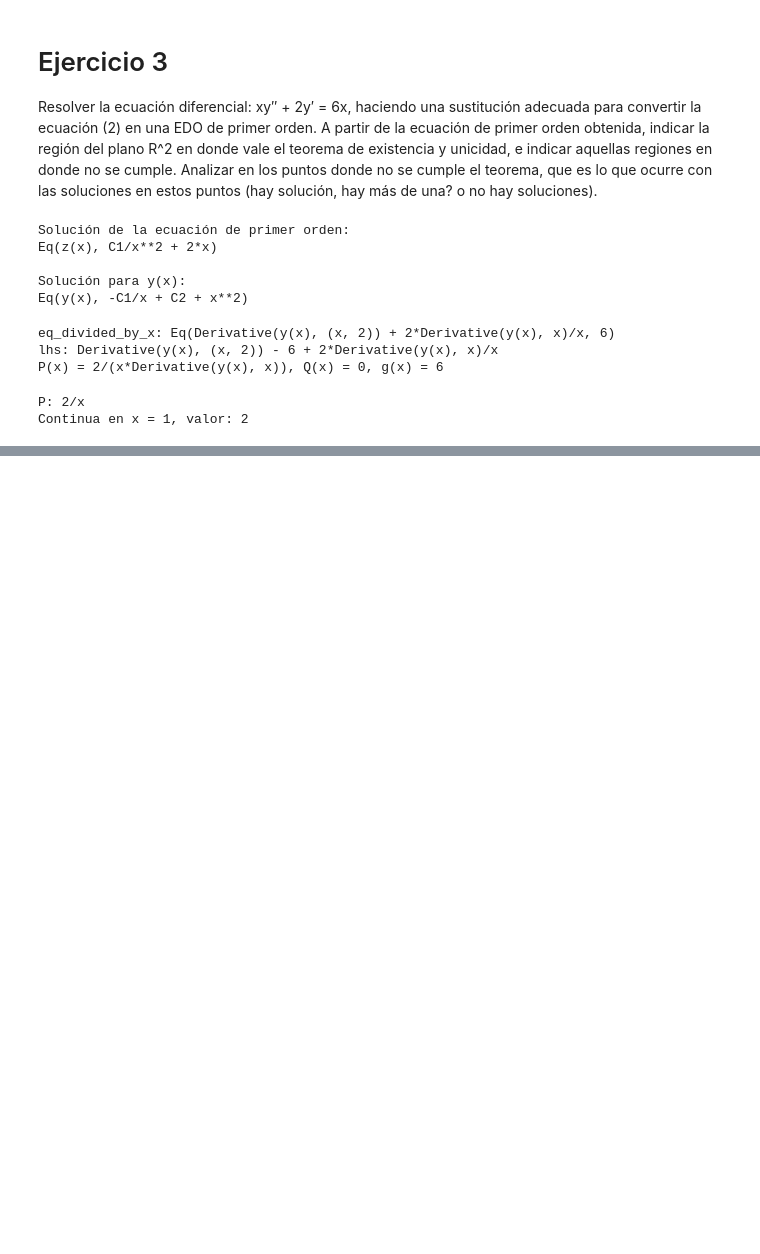
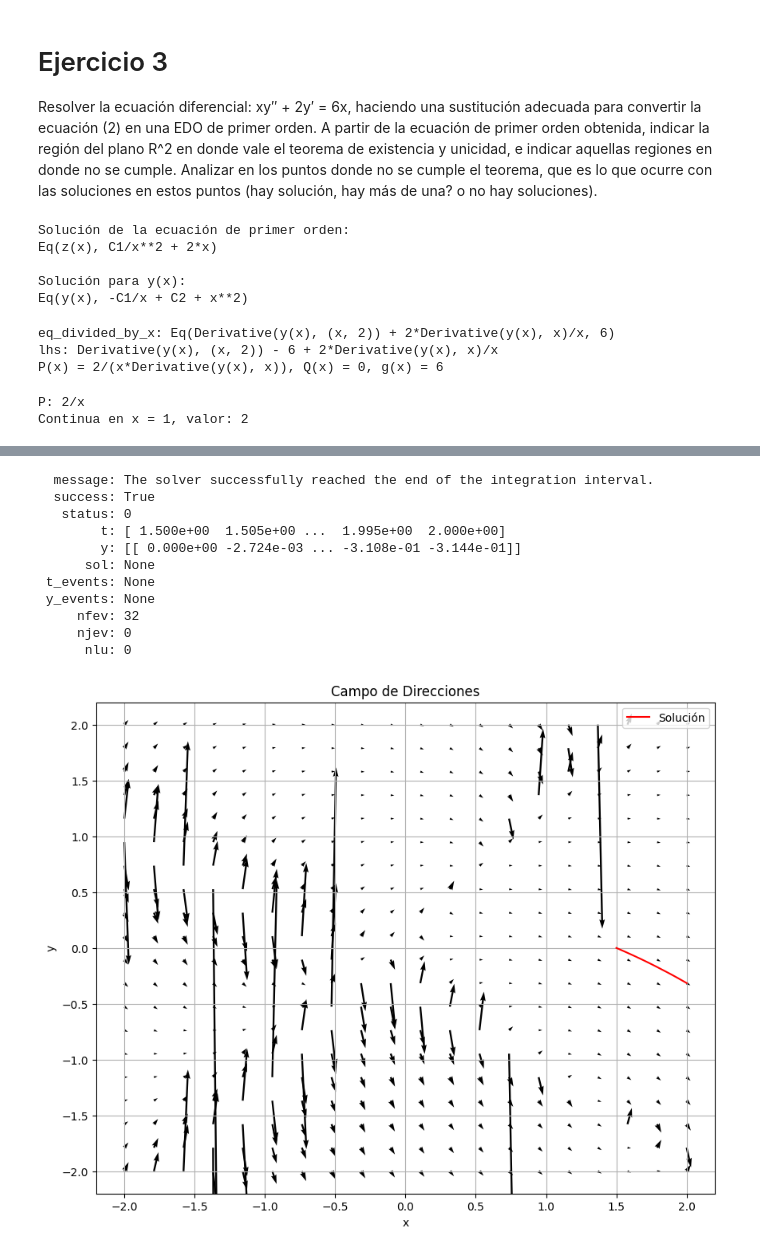
Before and after one commit to RenattoGuzman/ModSim-G5, a Jupyter notebook: Lab1.ipynb, the cells around one changed output, grey strips where cells are left out. Drawn from its saved outputs; the diff is of its cells as text; code cells hidden in the pictures; blank space fills up the shorter version.

```diff
--- a/Lab1.ipynb
+++ b/Lab1.ipynb
@@ -242 +244,45 @@ plt.show()
 [figure]
+# %%
+import numpy as np
+import matplotlib.pyplot as plt
+from scipy.integrate import solve_ivp
+
+# Definir la ecuación diferencial
+def f(x, y):
+    return (x - 3*y - 3*(x**2 - y**2) + 3*x*y) / (2*x - y + 3*(x**2 - y**2) + 2*x*y)
+
+
+x = np.linspace(-2, 2, 20)
+y = np.linspace(-2, 2, 20)
+X, Y = np.meshgrid(x, y)
+U = np.ones_like(X)
+V = f(X, Y)
+
+
+plt.figure(figsize=(10, 8))
+plt.quiver(X, Y, U, V, angles='xy')
+plt.xlabel('x')
+plt.ylabel('y')
+plt.title('Campo de Direcciones')
+
+
+sol = solve_ivp(f, [1.5, 2], [0], t_eval=np.linspace(1.5, 2, 100))
+print(sol)
+
+plt.plot(sol.t, sol.y[0], 'r', label='Solución')
+plt.legend()
+plt.grid()
+plt.show()
+# %% [output]
+  message: The solver successfully reached the end of the integration interval.
+  success: True
+   status: 0
+        t: [ 1.500e+00  1.505e+00 ...  1.995e+00  2.000e+00]
+        y: [[ 0.000e+00 -2.724e-03 ... -3.108e-01 -3.144e-01]]
+      sol: None
+ t_events: None
+ y_events: None
+     nfev: 32
+     njev: 0
+      nlu: 0
+[figure, added]
```
Also changed, not shown: parts of 2 cells of this notebook, 1 other file.
